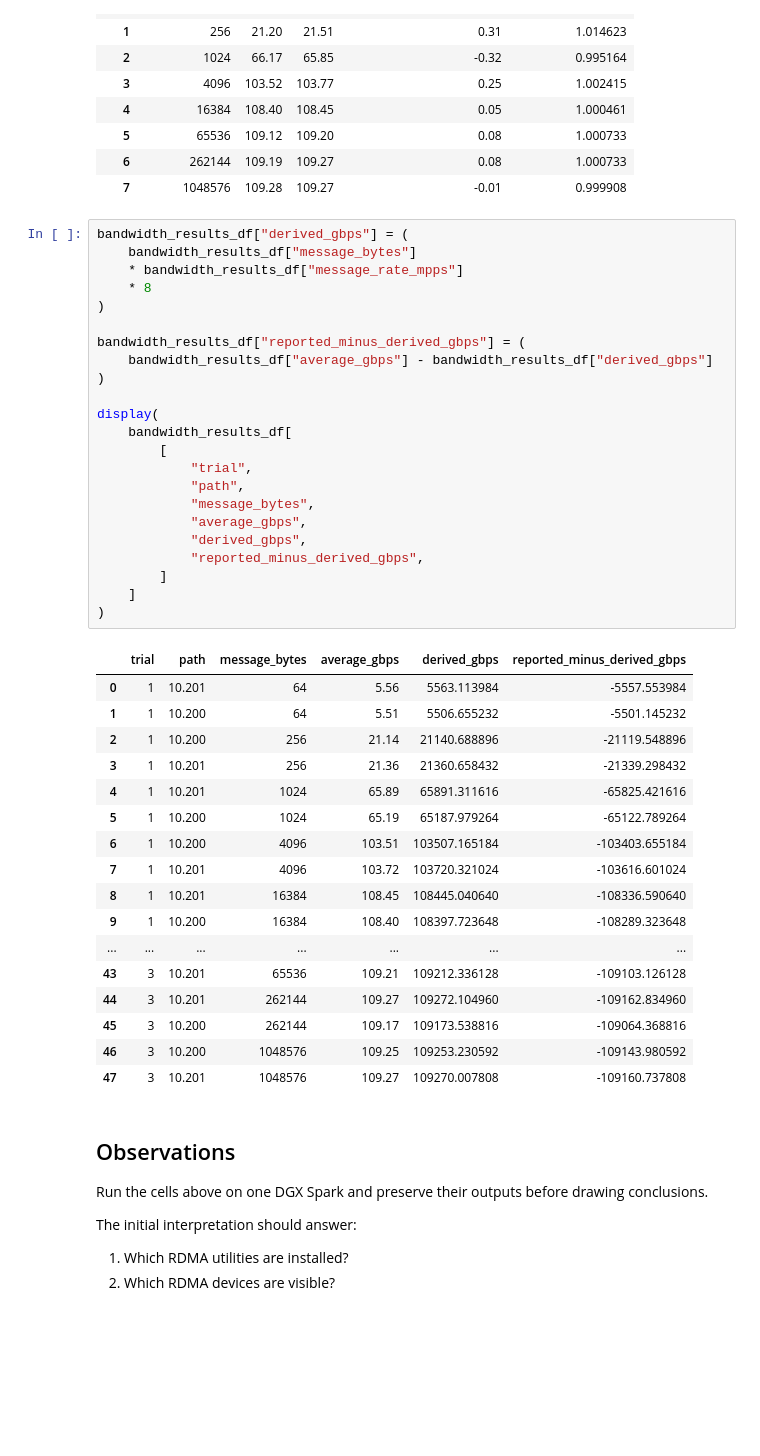
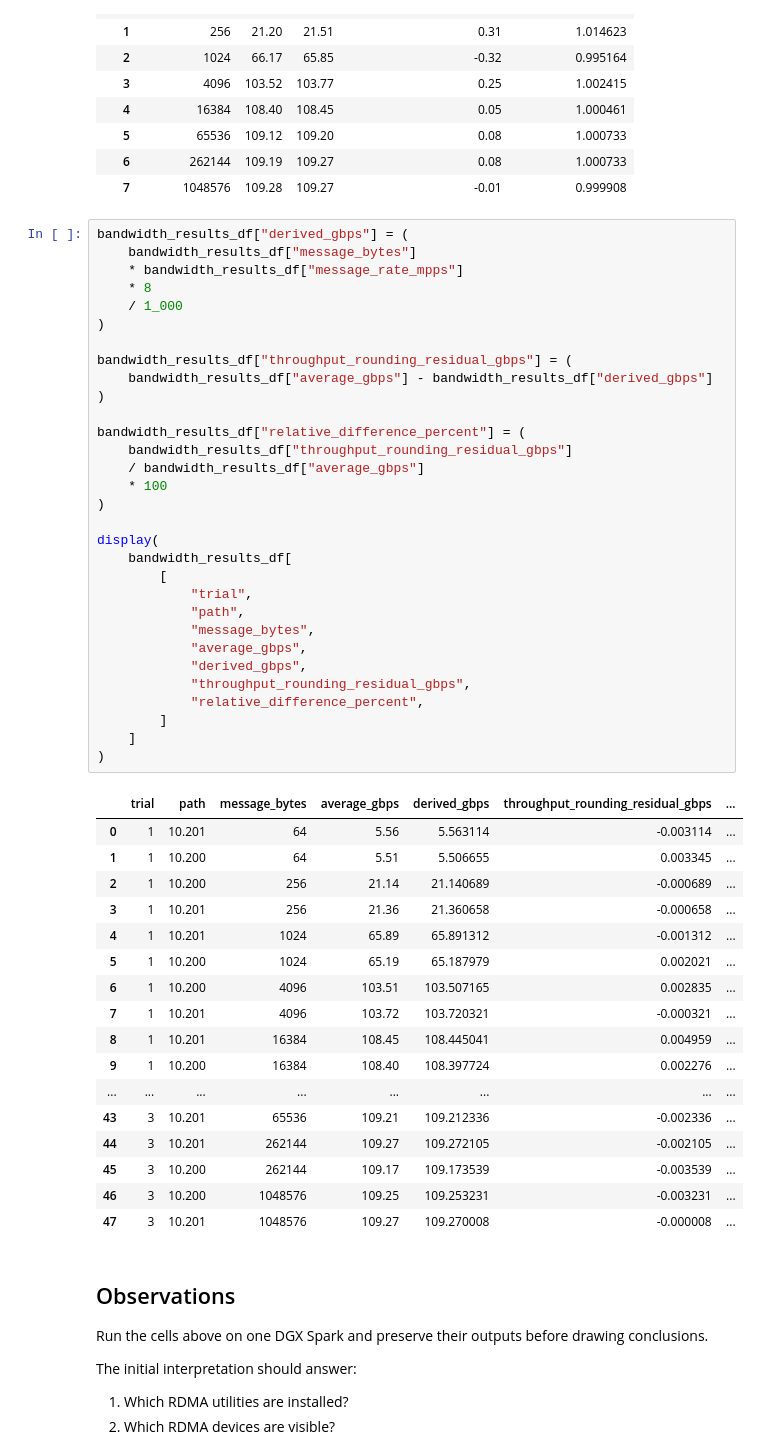
Before and after one commit to coert/dgx-spark-lab, a Jupyter notebook: experiments/00-foundations/09-rdma-fundamentals.ipynb, the cells around one changed output. Saved outputs shown, nothing was run; the diff lists cells and outputs as text; blank space fills up the shorter version.

Commit message:
Fix RDMA bandwidth unit conversion

```diff
--- a/experiments/00-foundations/09-rdma-fundamentals.ipynb
+++ b/experiments/00-foundations/09-rdma-fundamentals.ipynb
@@ -2455,44 +2455,52 @@ display(bandwidth_path_pairs_df)
 # %%
 bandwidth_results_df["derived_gbps"] = (
     bandwidth_results_df["message_bytes"]
     * bandwidth_results_df["message_rate_mpps"]
     * 8
+    / 1_000
 )
 
-bandwidth_results_df["reported_minus_derived_gbps"] = (
+bandwidth_results_df["throughput_rounding_residual_gbps"] = (
     bandwidth_results_df["average_gbps"] - bandwidth_results_df["derived_gbps"]
+)
+
+bandwidth_results_df["relative_difference_percent"] = (
+    bandwidth_results_df["throughput_rounding_residual_gbps"]
+    / bandwidth_results_df["average_gbps"]
+    * 100
 )
 
 display(
     bandwidth_results_df[
         [
             "trial",
             "path",
             "message_bytes",
             "average_gbps",
             "derived_gbps",
-            "reported_minus_derived_gbps",
+            "throughput_rounding_residual_gbps",
+            "relative_difference_percent",
         ]
     ]
 )
 # %% [output]
-|  | trial | path | message_bytes | average_gbps | derived_gbps | reported_minus_derived_gbps |
-| 0 | 1 | 10.201 | 64 | 5.56 | 5563.113984 | -5557.553984 |
-| 1 | 1 | 10.200 | 64 | 5.51 | 5506.655232 | -5501.145232 |
-| 2 | 1 | 10.200 | 256 | 21.14 | 21140.688896 | -21119.548896 |
-| 3 | 1 | 10.201 | 256 | 21.36 | 21360.658432 | -21339.298432 |
-| 4 | 1 | 10.201 | 1024 | 65.89 | 65891.311616 | -65825.421616 |
-| 5 | 1 | 10.200 | 1024 | 65.19 | 65187.979264 | -65122.789264 |
-| 6 | 1 | 10.200 | 4096 | 103.51 | 103507.165184 | -103403.655184 |
-| 7 | 1 | 10.201 | 4096 | 103.72 | 103720.321024 | -103616.601024 |
-| 8 | 1 | 10.201 | 16384 | 108.45 | 108445.040640 | -108336.590640 |
-| 9 | 1 | 10.200 | 16384 | 108.40 | 108397.723648 | -108289.323648 |
-| ... | ... | ... | ... | ... | ... | ... |
-| 43 | 3 | 10.201 | 65536 | 109.21 | 109212.336128 | -109103.126128 |
-| 44 | 3 | 10.201 | 262144 | 109.27 | 109272.104960 | -109162.834960 |
-| 45 | 3 | 10.200 | 262144 | 109.17 | 109173.538816 | -109064.368816 |
-| 46 | 3 | 10.200 | 1048576 | 109.25 | 109253.230592 | -109143.980592 |
-| 47 | 3 | 10.201 | 1048576 | 109.27 | 109270.007808 | -109160.737808 |
+|  | trial | path | message_bytes | average_gbps | derived_gbps | throughput_rounding_residual_gbps | ... |
+| 0 | 1 | 10.201 | 64 | 5.56 | 5.563114 | -0.003114 | ... |
+| 1 | 1 | 10.200 | 64 | 5.51 | 5.506655 | 0.003345 | ... |
+| 2 | 1 | 10.200 | 256 | 21.14 | 21.140689 | -0.000689 | ... |
+| 3 | 1 | 10.201 | 256 | 21.36 | 21.360658 | -0.000658 | ... |
+| 4 | 1 | 10.201 | 1024 | 65.89 | 65.891312 | -0.001312 | ... |
+| 5 | 1 | 10.200 | 1024 | 65.19 | 65.187979 | 0.002021 | ... |
+| 6 | 1 | 10.200 | 4096 | 103.51 | 103.507165 | 0.002835 | ... |
+| 7 | 1 | 10.201 | 4096 | 103.72 | 103.720321 | -0.000321 | ... |
+| 8 | 1 | 10.201 | 16384 | 108.45 | 108.445041 | 0.004959 | ... |
+| 9 | 1 | 10.200 | 16384 | 108.40 | 108.397724 | 0.002276 | ... |
+| ... | ... | ... | ... | ... | ... | ... | ... |
+| 43 | 3 | 10.201 | 65536 | 109.21 | 109.212336 | -0.002336 | ... |
+| 44 | 3 | 10.201 | 262144 | 109.27 | 109.272105 | -0.002105 | ... |
+| 45 | 3 | 10.200 | 262144 | 109.17 | 109.173539 | -0.003539 | ... |
+| 46 | 3 | 10.200 | 1048576 | 109.25 | 109.253231 | -0.003231 | ... |
+| 47 | 3 | 10.201 | 1048576 | 109.27 | 109.270008 | -0.000008 | ... |
 # %% [markdown]
 ## Observations
 
```
